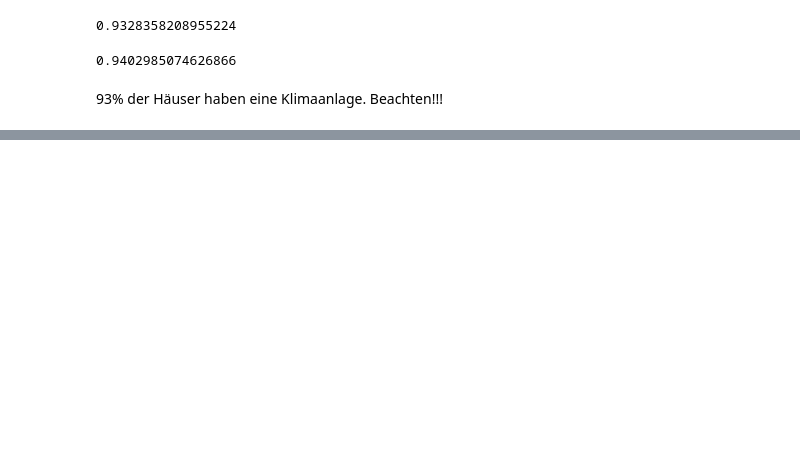
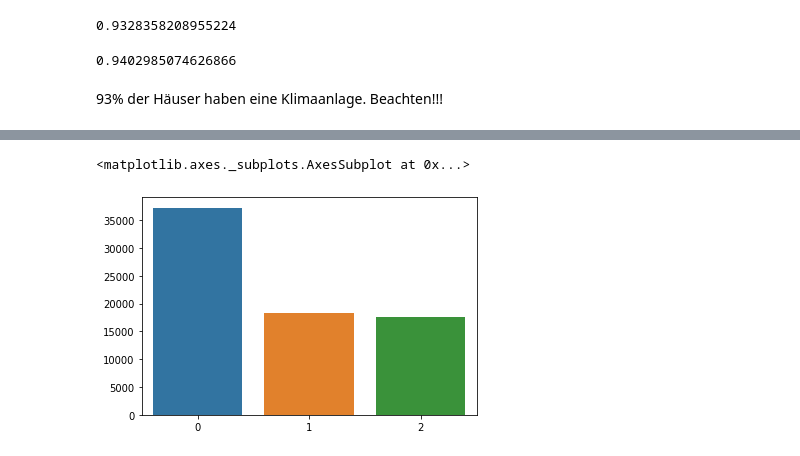
Before and after one commit to Tachmeton/Data-Science---Hausanalyse, a Jupyter notebook: Codebase.ipynb, the cells around one changed output, grey strips where cells are left out. Cells and saved outputs as stored; diff of their text form; code cells hidden in the pictures; blank space fills up the shorter version.

```diff
--- a/Codebase.ipynb
+++ b/Codebase.ipynb
@@ -781,0 +790,5 @@ max*: 105217.81200000003
+# %%
+sb.barplot([0,1,2],rmse)
+# %% [output]
+<matplotlib.axes._subplots.AxesSubplot at 0x...>
+[figure, added]
```
Also changed, not shown: parts of 19 cells of this notebook.
